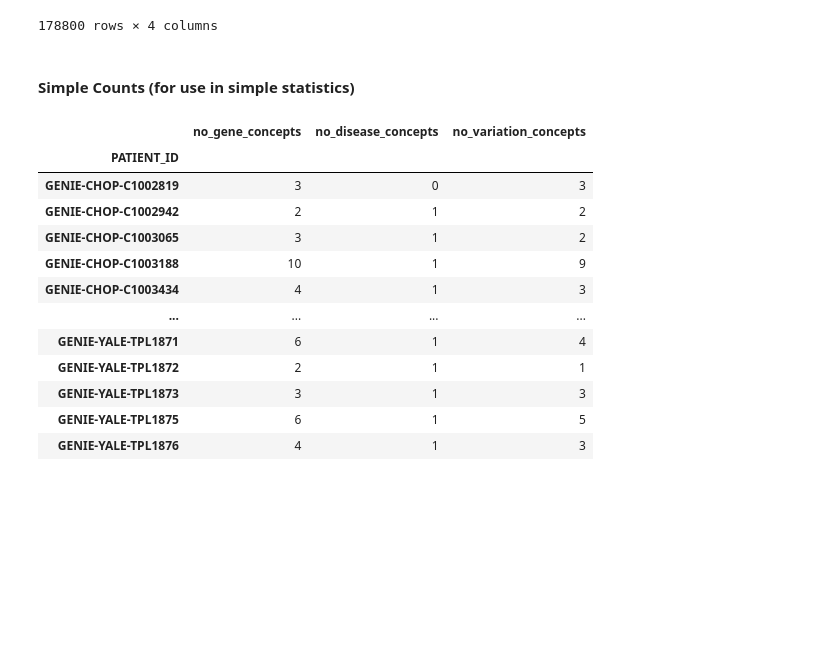
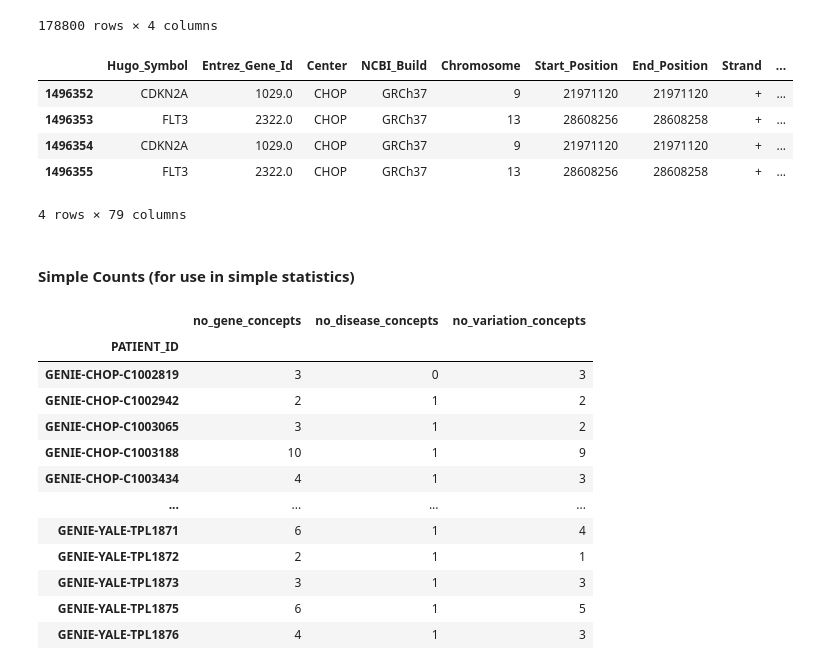
Before and after one commit to cancervariants/metakb, a Jupyter notebook: notebooks/genie.ipynb, the cells around one changed output. Drawn from its saved outputs; the diff is of its cells as text; code cells hidden in the pictures; blank space fills up the shorter version.

```diff
--- a/notebooks/genie.ipynb
+++ b/notebooks/genie.ipynb
@@ -357,3 +365,12 @@ analysis_df
+# %%
+df[df['PATIENT_ID']=='GENIE-CHOP-C1002942']
+# %% [output]
+|  | Hugo_Symbol | Entrez_Gene_Id | Center | NCBI_Build | Chromosome | Start_Position | End_Position | Strand | ... |
+| 1496352 | CDKN2A | 1029.0 | CHOP | GRCh37 | 9 | 21971120 | 21971120 | + | ... |
+| 1496353 | FLT3 | 2322.0 | CHOP | GRCh37 | 13 | 28608256 | 28608258 | + | ... |
+| 1496354 | CDKN2A | 1029.0 | CHOP | GRCh37 | 9 | 21971120 | 21971120 | + | ... |
+| 1496355 | FLT3 | 2322.0 | CHOP | GRCh37 | 13 | 28608256 | 28608258 | + | ... |
+4 rows × 79 columns
 # %% [markdown]
 #### Simple Counts (for use in simple statistics)
 # %%
```
Also changed, not shown: parts of 12 cells of this notebook.
